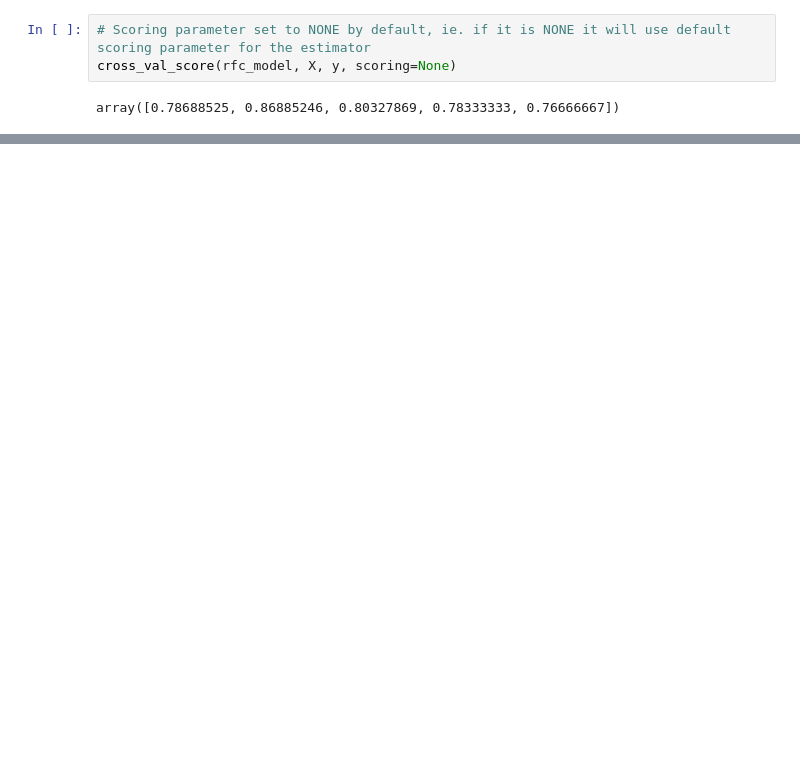
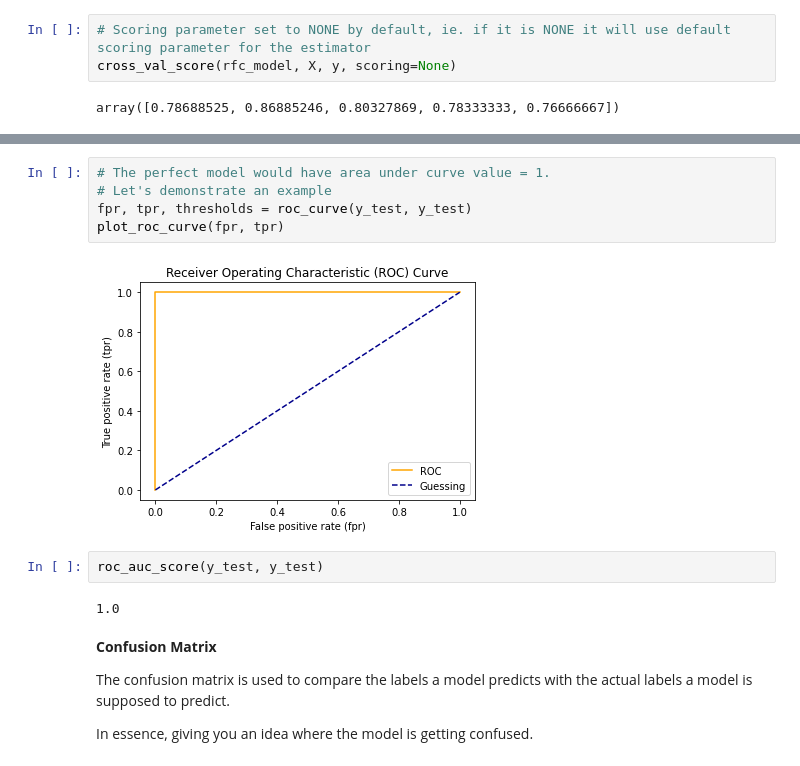
Before and after one commit to yucifer/dbourke-ml-ztm-course, a Jupyter notebook: data-science-and-ml-tools/Scikit-learn.ipynb, the cells around one changed output, grey strips where cells are left out. Cells and saved outputs as stored; diff of their text form; blank space fills up the shorter version.

```diff
--- a/data-science-and-ml-tools/Scikit-learn.ipynb
+++ b/data-science-and-ml-tools/Scikit-learn.ipynb
@@ -1077,0 +1193,17 @@ array([0.78688525, 0.86885246, 0.80327869, 0.78333333, 0.76666667])
+# %%
+# The perfect model would have area under curve value = 1.
+# Let's demonstrate an example
+fpr, tpr, thresholds = roc_curve(y_test, y_test)
+plot_roc_curve(fpr, tpr)
+# %% [output]
+[figure, added]
+# %%
+roc_auc_score(y_test, y_test)
+# %% [output]
+1.0
+# %% [markdown]
+**Confusion Matrix**
+
+The confusion matrix is used to compare the labels a model predicts with the actual labels a model is supposed to predict.
+
+In essence, giving you an idea where the model is getting confused.
```
Also changed, not shown: parts of 52 cells of this notebook, 1 other file.
